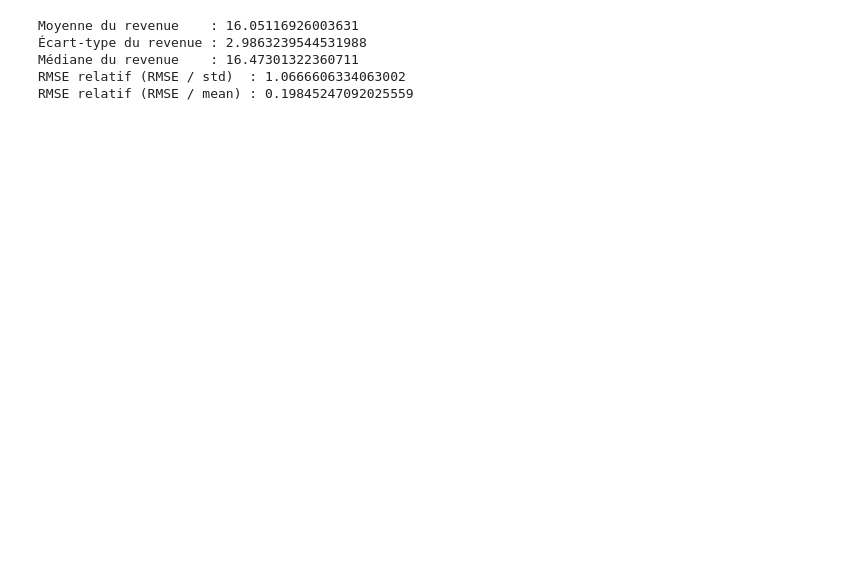
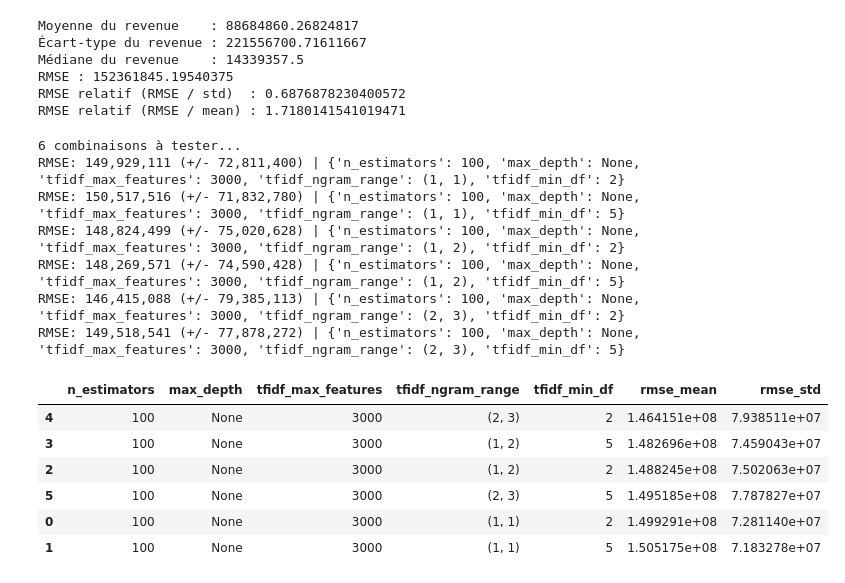
Before and after one commit to gillesfevry/MiseEnProd, a Jupyter notebook: tests.ipynb, the cells around one changed output. Cells and saved outputs as stored; diff of their text form; code cells hidden in the pictures; blank space fills up the shorter version.

```diff
--- a/tests.ipynb
+++ b/tests.ipynb
@@ -40,2 +24,3 @@ df[df['revenue']>0]
 # %%
-df1=df[df['revenue']>0]
+df_train = df_cleaned[df_cleaned['revenue']>0]
+y = df_train['revenue']
@@ -245,17 +30,43 @@ RMSE std      : 83882831.26544034
 # %%
-import numpy as np
-
-print("Moyenne du revenue    :", y_log.mean())
-print("Écart-type du revenue :", y_log.std())
-print("Médiane du revenue    :", y_log.median())
+print("Moyenne du revenue    :", y.mean())
+print("Écart-type du revenue :", y.std())
+print("Médiane du revenue    :", y.median())
 
 # RMSE relatif (coefficient de variation)
-rmse_moyen = rmse_scores.mean()
-print("RMSE relatif (RMSE / std)  :", rmse_moyen / y_log.std())
-print("RMSE relatif (RMSE / mean) :", rmse_moyen / y_log.mean())
+rmse_moyen = - scores.mean()
+print("RMSE :", rmse_moyen)
+print("RMSE relatif (RMSE / std)  :", rmse_moyen / y.std())
+print("RMSE relatif (RMSE / mean) :", rmse_moyen / y.mean())
 # %% [output]
-Moyenne du revenue    : 16.05116926003631
-Écart-type du revenue : 2.9863239544531988
-Médiane du revenue    : 16.47301322360711
-RMSE relatif (RMSE / std)  : 1.0666606334063002
-RMSE relatif (RMSE / mean) : 0.19845247092025559
+Moyenne du revenue    : 88684860.26824817
+Écart-type du revenue : 221556700.71611667
+Médiane du revenue    : 14339357.5
+RMSE : 152361845.19540375
+RMSE relatif (RMSE / std)  : 0.6876878230400572
+RMSE relatif (RMSE / mean) : 1.7180141541019471
+# %%
+param_grid = {
+    "n_estimators":       [100],
+    "max_depth":          [None],
+    "tfidf_max_features": [3000],
+    "tfidf_ngram_range":  [(1,1), (1,2), (2,3)],
+    "tfidf_min_df":       [2, 5],
+}
+# %%
+results = mod.grid_search_random_forest(df_train, param_grid=param_grid)
+results
+# %% [output]
+6 combinaisons à tester...
+RMSE: 149,929,111 (+/- 72,811,400) | {'n_estimators': 100, 'max_depth': None, 'tfidf_max_features': 3000, 'tfidf_ngram_range': (1, 1), 'tfidf_min_df': 2}
+RMSE: 150,517,516 (+/- 71,832,780) | {'n_estimators': 100, 'max_depth': None, 'tfidf_max_features': 3000, 'tfidf_ngram_range': (1, 1), 'tfidf_min_df': 5}
+RMSE: 148,824,499 (+/- 75,020,628) | {'n_estimators': 100, 'max_depth': None, 'tfidf_max_features': 3000, 'tfidf_ngram_range': (1, 2), 'tfidf_min_df': 2}
+RMSE: 148,269,571 (+/- 74,590,428) | {'n_estimators': 100, 'max_depth': None, 'tfidf_max_features': 3000, 'tfidf_ngram_range': (1, 2), 'tfidf_min_df': 5}
+RMSE: 146,415,088 (+/- 79,385,113) | {'n_estimators': 100, 'max_depth': None, 'tfidf_max_features': 3000, 'tfidf_ngram_range': (2, 3), 'tfidf_min_df': 2}
+RMSE: 149,518,541 (+/- 77,878,272) | {'n_estimators': 100, 'max_depth': None, 'tfidf_max_features': 3000, 'tfidf_ngram_range': (2, 3), 'tfidf_min_df': 5}
+|  | n_estimators | max_depth | tfidf_max_features | tfidf_ngram_range | tfidf_min_df | rmse_mean | rmse_std |
+| 4 | 100 | None | 3000 | (2, 3) | 2 | 1.464151e+08 | 7.938511e+07 |
+| 3 | 100 | None | 3000 | (1, 2) | 5 | 1.482696e+08 | 7.459043e+07 |
+| 2 | 100 | None | 3000 | (1, 2) | 2 | 1.488245e+08 | 7.502063e+07 |
+| 5 | 100 | None | 3000 | (2, 3) | 5 | 1.495185e+08 | 7.787827e+07 |
+| 0 | 100 | None | 3000 | (1, 1) | 2 | 1.499291e+08 | 7.281140e+07 |
+| 1 | 100 | None | 3000 | (1, 1) | 5 | 1.505175e+08 | 7.183278e+07 |
```
Also changed, not shown: parts of 12 cells of this notebook, 2 other files.
